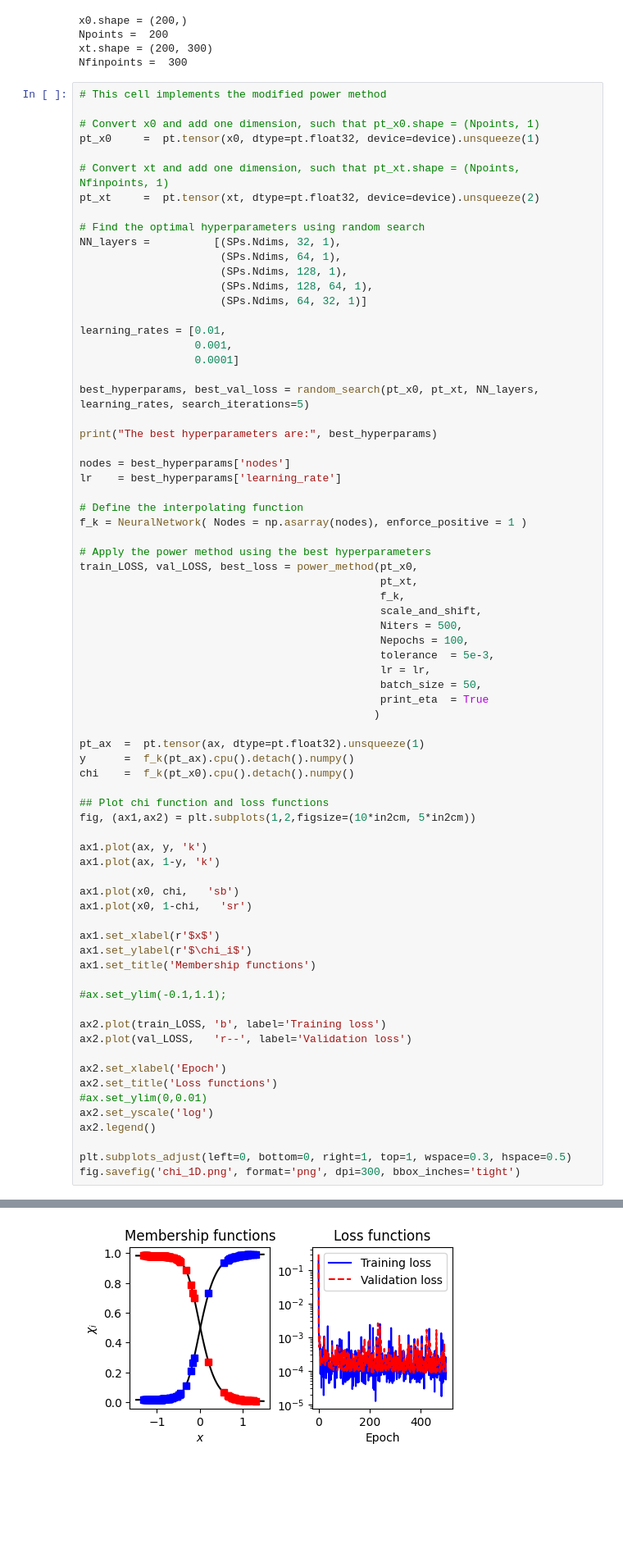
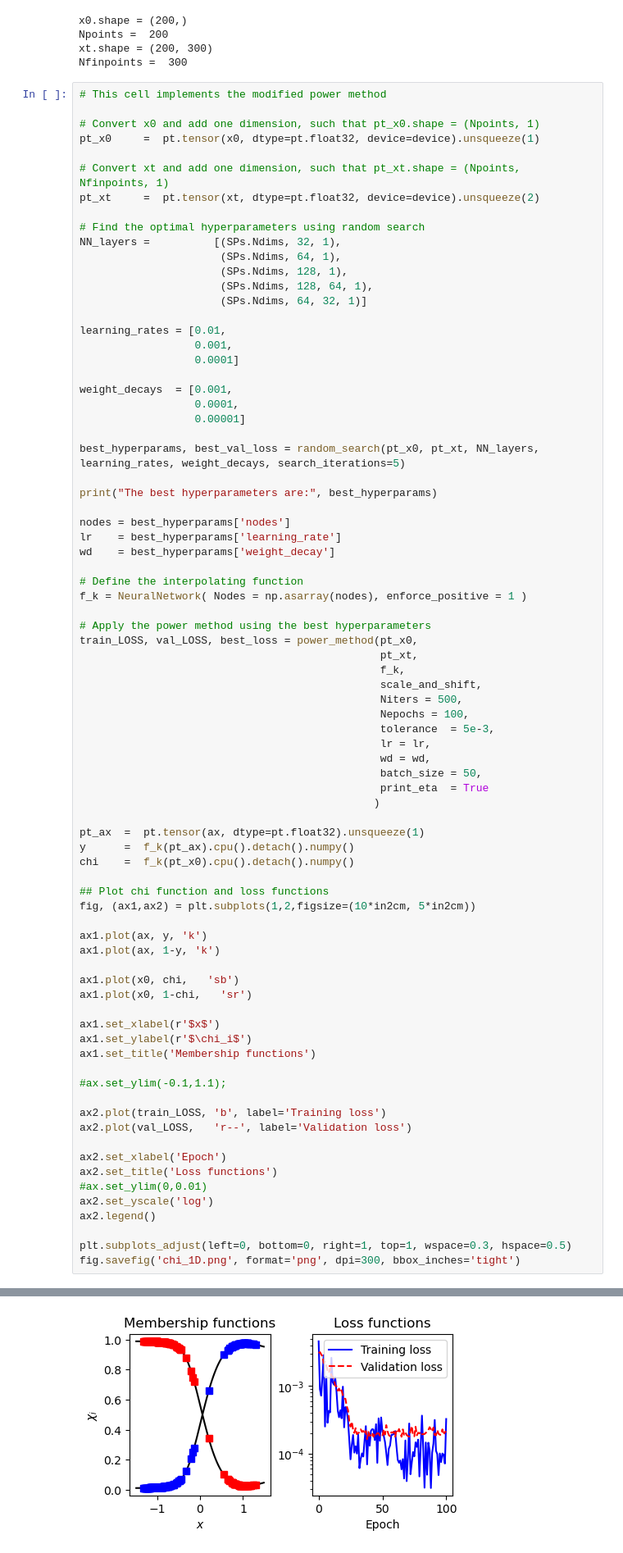
Before and after one commit to donatiluca/ISOKANN.pytorch, a Jupyter notebook: example1d/Example_1D.ipynb, the cells around one changed output, grey strips where cells are left out. Shown at 82% size. Cells and saved outputs as stored; diff of their text form; blank space fills up the shorter version.

```diff
--- a/example1d/Example_1D.ipynb
+++ b/example1d/Example_1D.ipynb
@@ -125,12 +125,17 @@ learning_rates = [0.01,
                   0.001,
                   0.0001]
 
-best_hyperparams, best_val_loss = random_search(pt_x0, pt_xt, NN_layers, learning_rates, search_iterations=5)
+weight_decays  = [0.001,
+                  0.0001,
+                  0.00001]
+
+best_hyperparams, best_val_loss = random_search(pt_x0, pt_xt, NN_layers, learning_rates, weight_decays, search_iterations=5)
 
 print("The best hyperparameters are:", best_hyperparams)
 
 nodes = best_hyperparams['nodes']
 lr    = best_hyperparams['learning_rate']
+wd    = best_hyperparams['weight_decay']
 
 # Define the interpolating function
 f_k = NeuralNetwork( Nodes = np.asarray(nodes), enforce_positive = 1 )
@@ -144,6 +149,7 @@ train_LOSS, val_LOSS, best_loss = power_method(pt_x0,
                                                Nepochs = 100,
                                                tolerance  = 5e-3,
                                                lr = lr,
+                                               wd = wd,
                                                batch_size = 50,
                                                print_eta  = True
                                               )
@@ -188,4 +209,4 @@ The best hyperparameters are: {'nodes': array([  1, 128,  64,   1]), 'learning_r
-[figure, old version]
+[figure, new version]
 # %%
 chi_0   = f_k(pt_x0).cpu().detach().numpy()
 y       = f_k(pt_xt).cpu().detach().numpy()
```
Also changed, not shown: parts of 2 cells of this notebook, 6 other files.
